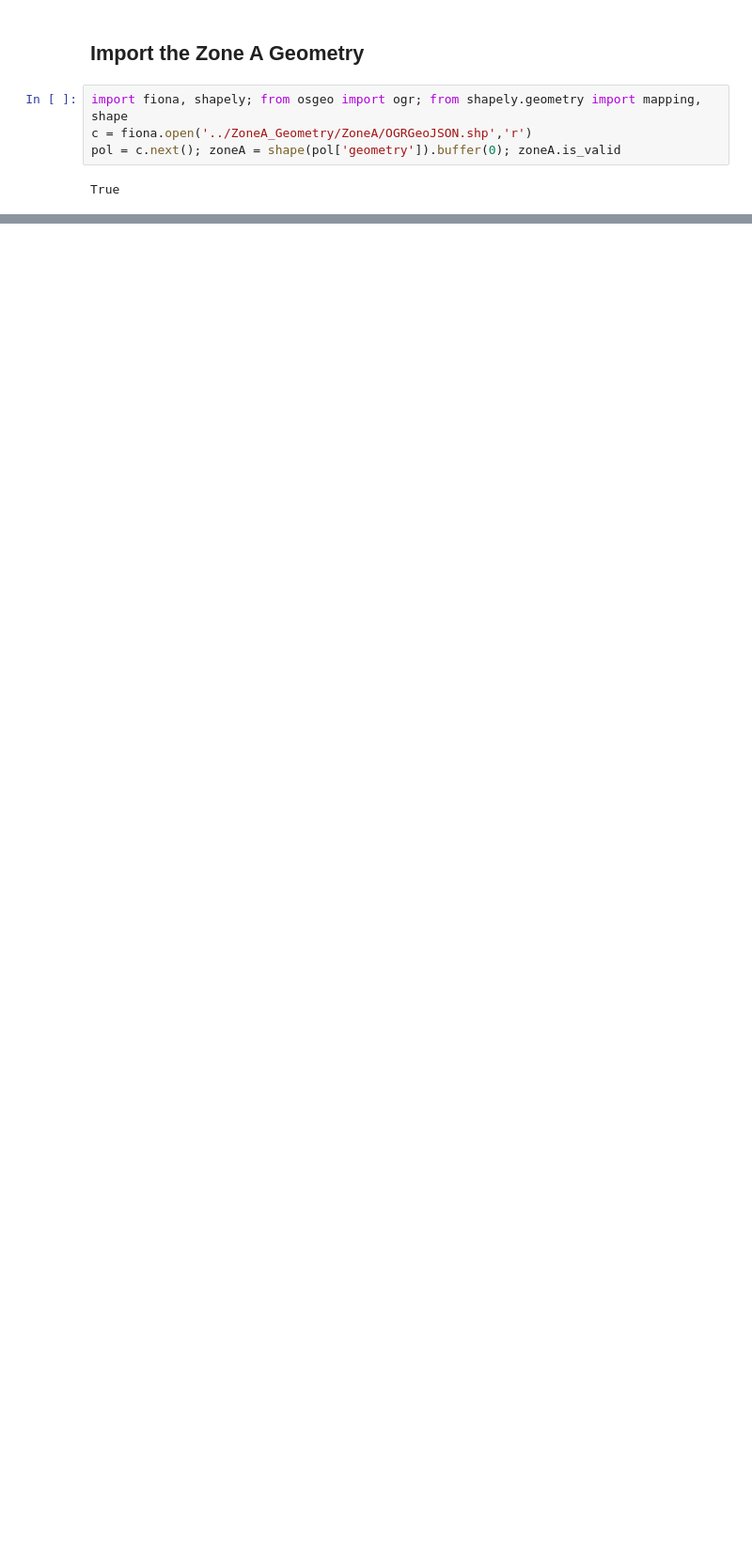
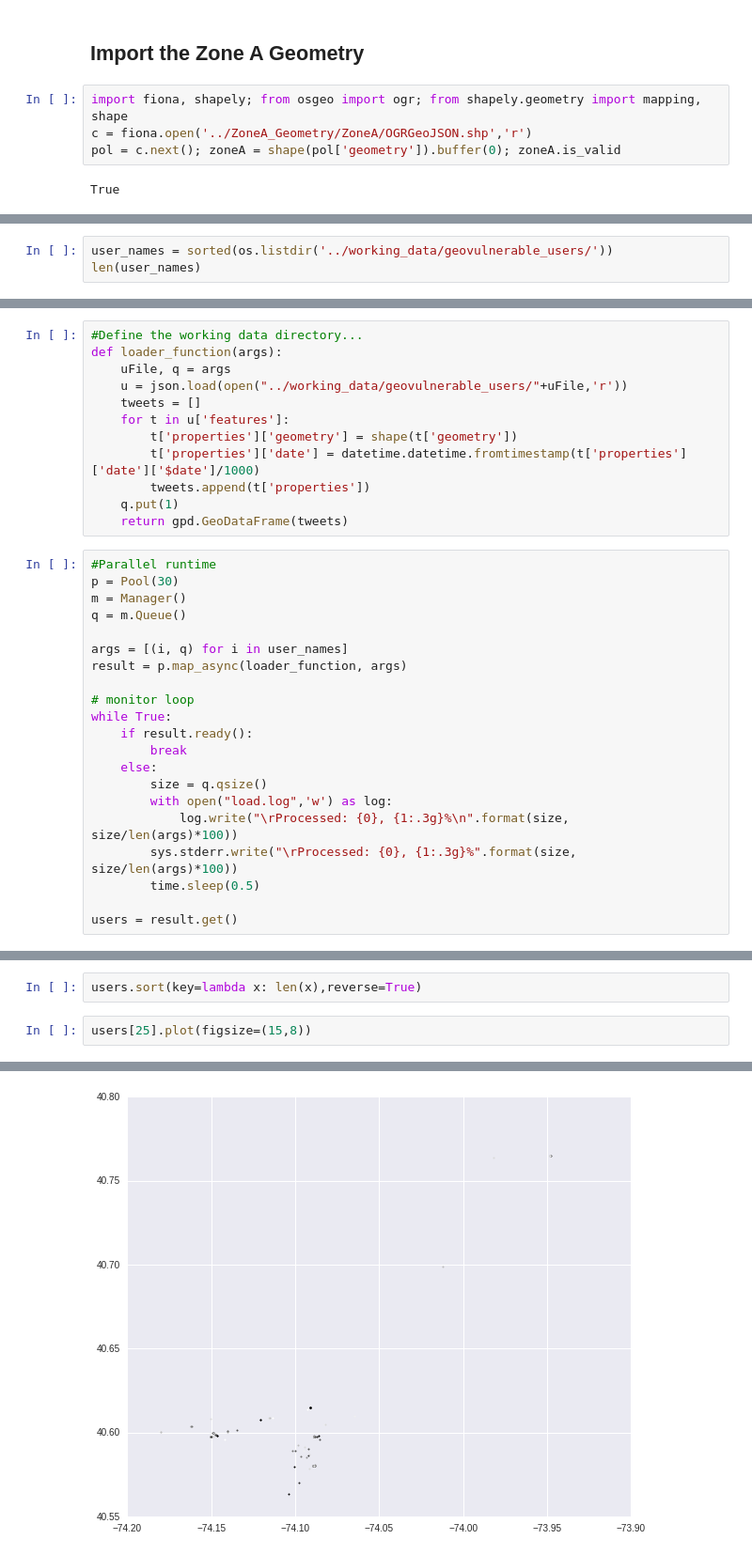
Before and after one commit to Project-EPIC/Twitter-Movement-Derivation, a Jupyter notebook: ShelterInPlace/Shelter In Place.ipynb, the cells around one changed output, grey strips where cells are left out. Shown: that part at 94% size. Cells and saved outputs as stored; diff of their text form; blank space fills up the shorter version.

```diff
--- a/ShelterInPlace/Shelter In Place.ipynb
+++ b/ShelterInPlace/Shelter In Place.ipynb
@@ -35,0 +19,3 @@ True
+# %%
+user_names = sorted(os.listdir('../working_data/geovulnerable_users/'))
+len(user_names)
@@ -35,0 +24,33 @@ True
+# %%
+#Define the working data directory...
+def loader_function(args):
+    uFile, q = args
+    u = json.load(open("../working_data/geovulnerable_users/"+uFile,'r'))
+    tweets = []
+    for t in u['features']:
+        t['properties']['geometry'] = shape(t['geometry'])
+        t['properties']['date'] = datetime.datetime.fromtimestamp(t['properties']['date']['$date']/1000)
+        tweets.append(t['properties'])
+    q.put(1)
+    return gpd.GeoDataFrame(tweets)
+# %%
+#Parallel runtime
+p = Pool(30)
+m = Manager()
+q = m.Queue()
+
+args = [(i, q) for i in user_names]
+result = p.map_async(loader_function, args)
+
+# monitor loop
+while True:
+    if result.ready():
+        break
+    else:
+        size = q.qsize()
+        with open("load.log",'w') as log:
+            log.write("\rProcessed: {0}, {1:.3g}%\n".format(size, size/len(args)*100))
+        sys.stderr.write("\rProcessed: {0}, {1:.3g}%".format(size, size/len(args)*100))
+        time.sleep(0.5)
+
+users = result.get()
@@ -35,0 +59,5 @@ True
+# %%
+users.sort(key=lambda x: len(x),reverse=True)
+# %%
+users[25].plot(figsize=(15,8))
+# %% [output]
@@ -35,0 +65 @@ True
+[figure, added]
```
Also changed, not shown: parts of 26 cells of this notebook, 3 other files.
